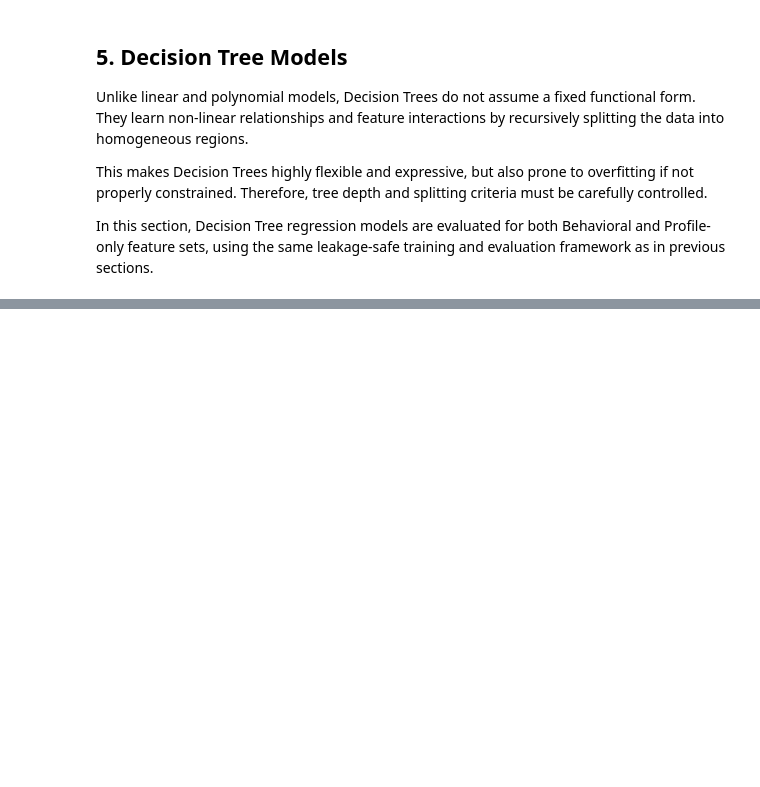
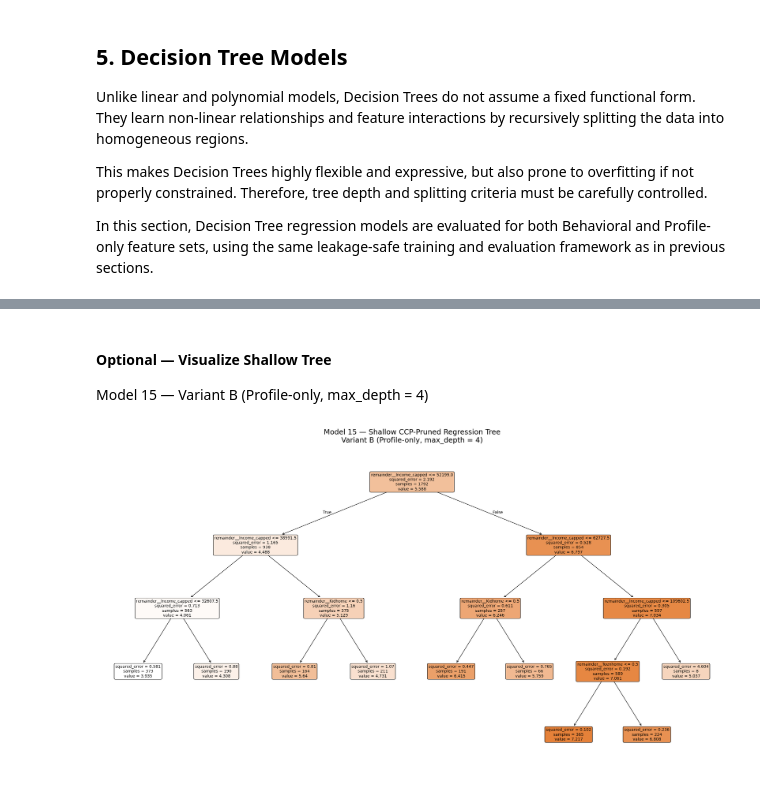
Before and after one commit to NazilaFazeli/Customer_Personality_Analysis, a Jupyter notebook: total_spend_regression.ipynb, the cells around one changed output, grey strips where cells are left out. Saved outputs shown, nothing was run; the diff lists cells and outputs as text; code cells hidden in the pictures; blank space fills up the shorter version.

Commit message:
Complete main regression modeling for TotalSpend (leakage-safe pipelines)

```diff
--- a/total_spend_regression.ipynb
+++ b/total_spend_regression.ipynb
@@ -3212,11 +3223,11 @@ num__Income_capped Kidhome                               coef = -0.0150
 # ------------------------------------------------------------
 # 1) Polynomial feature space (from Model 10A)
 # ------------------------------------------------------------
-X_train_poly = pipe_lasso_poly_fixed.named_steps["pre"].transform(X_train_m10_A)
-X_test_poly  = pipe_lasso_poly_fixed.named_steps["pre"].transform(X_test_m10_A)
+X_train_poly = pipe_lasso_poly_fixed_behavioral.named_steps["pre"].transform(X_train_m10_A)
+X_test_poly  = pipe_lasso_poly_fixed_behavioral.named_steps["pre"].transform(X_test_m10_A)
 
 feature_names_poly = (
-    pipe_lasso_poly_fixed
+    pipe_lasso_poly_fixed_behavioral
     .named_steps["pre"]
     .get_feature_names_out()
 )
@@ -3224,7 +3235,7 @@ feature_names_poly = (
 # ------------------------------------------------------------
 # 2) Select polynomial features kept by Lasso
 # ------------------------------------------------------------
-coefs = pipe_lasso_poly_fixed.named_steps["lasso"].coef_
+coefs = pipe_lasso_poly_fixed_behavioral.named_steps["lasso"].coef_
 selected_idx = [i for i, c in enumerate(coefs) if abs(c) > 1e-8]
 
 X_train_sel = X_train_poly[:, selected_idx]
@@ -3269,7 +3280,7 @@ coef_table = sorted(
 # 6) Log + Print
 # ------------------------------------------------------------
 log_behavioral_model(
-    name="Model 11 — Linear Regression (Poly Lasso-selected, Behavioral)",
+    name="Model 11 — Linear Regression (Poly Lasso-selected)",
     r2_train=r2_train,
     r2_test=r2_test,
     r2_cv=r2_cv,
@@ -3279,7 +3290,7 @@ log_behavioral_model(
     notes="Linear regression on polynomial features selected by Lasso (Model 10A)"
 )
 
-print("Model 11 — Linear Regression (Poly Lasso-selected, Behavioral)")
+print("Model 11 — Linear Regression (Poly Lasso-selected)")
 print(f"R² test : {r2_test:.3f}")
 print(f"R² train: {r2_train:.3f}")
 print(f"R² CV   : {r2_cv:.3f}")
@@ -3421,0 +4697,59 @@ as in previous sections.
+# %% [markdown]
+#### Optional — Visualize Shallow Tree
+Model 15 — Variant B (Profile-only, max_depth = 4)
+# %%
+# ============================================================
+# Optional — Visualize a shallow version of Model 15
+# Variant B: Profile-only feature set
+# ============================================================
+
+from sklearn.tree import plot_tree, DecisionTreeRegressor
+import matplotlib.pyplot as plt
+
+# ------------------------------------------------------------
+# 1) Get fitted preprocessor and tree from Model 15 (Variant B)
+# ------------------------------------------------------------
+prep = pipe_tree.named_steps["pre"]
+tree_final = pipe_tree.named_steps["tree"]
+
+# Feature names after preprocessing (numeric + OHE)
+feature_names = prep.get_feature_names_out()
+
+# ------------------------------------------------------------
+# 2) Build a shallow tree using SAME ccp_alpha (Variant B)
+# ------------------------------------------------------------
+shallow_tree = DecisionTreeRegressor(
+    random_state=42,
+    ccp_alpha=tree_final.ccp_alpha,  # = 0.008489
+    max_depth=4                      # force interpretability
+)
+
+# ------------------------------------------------------------
+# 3) Fit shallow tree on PREPROCESSED training data
+# ------------------------------------------------------------
+X_train_trans = prep.transform(X_train_m15)
+shallow_tree.fit(X_train_trans, y_train_m15)
+
+# ------------------------------------------------------------
+# 4) Plot the shallow tree
+# ------------------------------------------------------------
+plt.figure(figsize=(22, 12))
+plot_tree(
+    shallow_tree,
+    feature_names=feature_names,
+    filled=True,
+    rounded=True,
+    fontsize=10
+)
+
+plt.title(
+    "Model 15 — Shallow CCP-Pruned Regression Tree\n"
+    "Variant B (Profile-only, max_depth = 4)",
+    fontsize=18,
+    pad=20
+)
+
+plt.tight_layout()
+plt.show()
+# %% [output]
+[figure, added]
```
Also changed, not shown: parts of 117 cells of this notebook.
